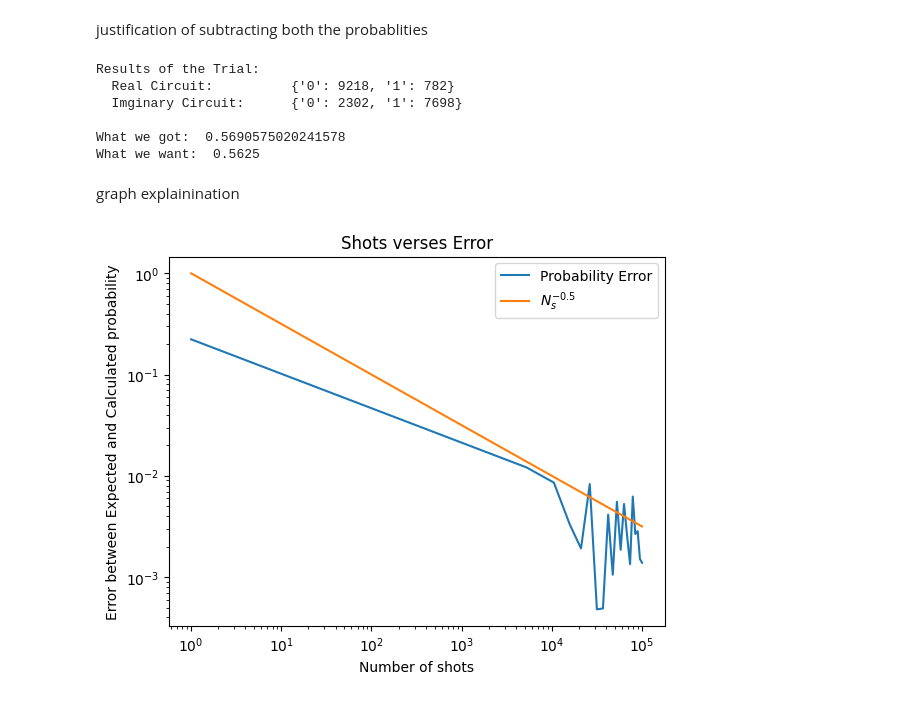
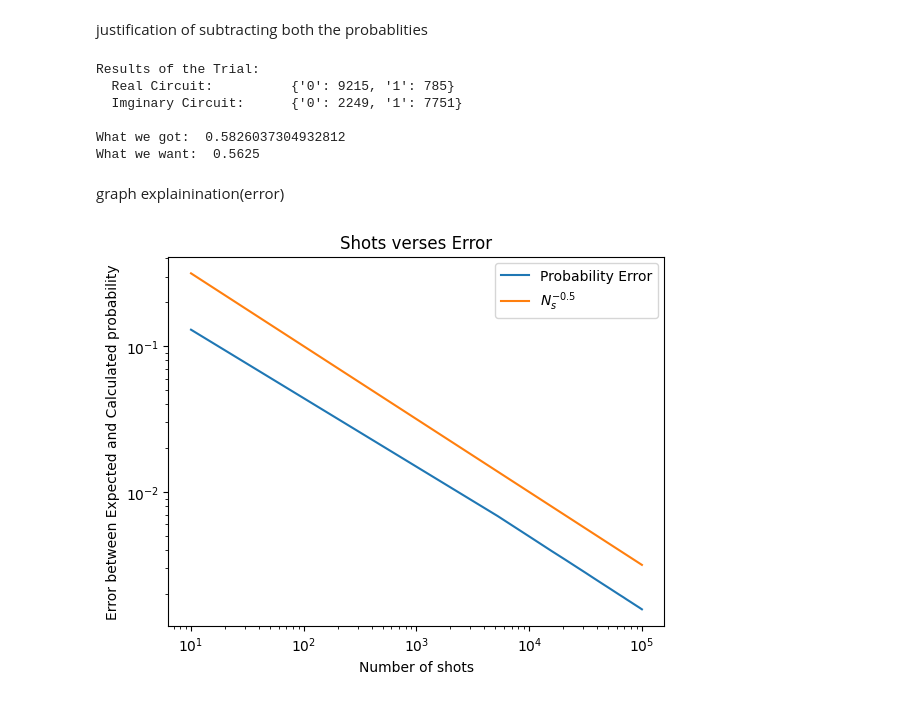
Before and after one commit to paulbruzzi/quantum-linear-algebra, a Jupyter notebook: Hadamard_Test.ipynb, the cells around one changed output. Drawn from its saved outputs; the diff is of its cells as text; code cells hidden in the pictures.

Commit message:
updated circuit explanations

```diff
--- a/Hadamard_Test.ipynb
+++ b/Hadamard_Test.ipynb
@@ -269,15 +258,17 @@ $$p_0(|0\rangle) - p_0(|1\rangle) = 2p_0(|0\rangle) - 1 = 1 - 2p_0(|1\rangle) =\
 # %%
 def im_circuit(theta):
-    circuit = QuantumCircuit(2,1)
-    circuit.x(1)
-    circuit.barrier()
-    circuit.h(0)
-    circuit.s(0)
-    # rotates q0 2*pi*theta radians if q1 is 1
-    circuit.cp(theta,0,1)
-    circuit.h(0)
-    circuit.barrier()
-    circuit.measure(0,0)
+    circuit = QuantumCircuit(2,1) #Create circuit with 2 qubits and 1 classical bit
+    circuit.x(1) #Apply pauli-x gate to q1 to put it to 1 state
+    circuit.barrier(label='$\pi_0$')
+    circuit.h(0) #Apply hadamard gate to q0 to put it into + state
+    circuit.barrier(label='$\pi_1$')
+    circuit.s(0) #Apply phase gate to make imaginary
+    circuit.barrier(label='$\pi_2$')
+    circuit.cp(theta,0,1) #Rotates q0 2*pi*theta radians if q1 is 1
+    circuit.barrier(label='$\pi_3$')
+    circuit.h(0) #Apply second hadamard gate to q0 to ensure the value phi affects our output
+    circuit.barrier(label='$\pi_4$')
+    circuit.measure(0,0) #Measure q0
     return circuit
 # %%
 qc2 = im_circuit(angle)
@@ -323,7 +417,7 @@ Probability of measuring 0 0.9218
 # %%
 backend = BasicSimulator()
 
-angles = np.linspace(0, 2*pi, 200)
+angles = np.linspace(0, 2*pi, 500)
 prob0 = []
 prob1 = []
 expected_phi = angles
@@ -346,6 +440,7 @@ plt.plot(angles, prob0, label = 'Probability of measuring 0')
 plt.plot(angles, prob1, label = 'Probability of measuring 1')
 plt.xlabel('Angle $\phi$ (radians)')
 plt.ylabel('Probability')
+plt.title('Hadamard test probabilities')
 plt.legend(loc = 'upper right')
 plt.show()
 # %% [output]
@@ -363,31 +458,33 @@ im_p0 = im_counts['0']/num_of_shots
 im_p1 = im_counts['1']/num_of_shots
 
 re = re_p0 - re_p1
-#re = 1 - 2*(p1re)
-#re = 2*(p0re) - 1
+#re = 2*(re_p0) - 1
+#re = 1 - 2*(re_p1)
 
 im = im_p1 - im_p0
-#im = 2*(p1im) - 1
-#im = 1 - 2*(p0im)
+#im = 1 - 2*(im_p0)
+#im = 2*(im_p1) - 1
 
-ans = np.arctan(im/re)
+ans = np.arcsin(im)
+#ans = np.arccos(re)
+#ans = np.arctan(im/re)
 
 print("\nWhat we got: ", ans)
 print("What we want: ", angle)
 # %% [output]
 Results of the Trial:
-  Real Circuit:          {'0': 9218, '1': 782}
-  Imginary Circuit:      {'0': 2302, '1': 7698}
+  Real Circuit:          {'0': 9215, '1': 785}
+  Imginary Circuit:      {'0': 2249, '1': 7751}
 
-What we got:  0.5690575020241578
+What we got:  0.5826037304932812
 What we want:  0.5625
 # %% [markdown]
-graph explainination
+graph explainination(error)
 # %%
 # Construct a graph of error verses number of shots
 backend = BasicSimulator()
 
-trials = np.linspace(1, 10**5, 20)
+trials = np.linspace(10, 10**5, 20)
 Ns = []
 error_diff = []
 for num_of_shots in trials:
@@ -398,32 +495,32 @@ for num_of_shots in trials:
 
     re_p0 = re_p1 = im_p0 = im_p1 = 0
 
     if re_counts.get('0') is not None:
         re_p0 = re_counts['0']/num_of_shots
 
     if re_counts.get('1') is not None:
         re_p1 = re_counts['1']/num_of_shots
 
     if im_counts.get('0') is not None:
         im_p0 = im_counts['0']/num_of_shots
 
     if im_counts.get('1') is not None:
         im_p1 = im_counts['1']/num_of_shots
 
 
     re = re_p0 - re_p1
     im = im_p1 - im_p0
     ans = np.arctan(im/re)
 
-    error_diff.append( abs(angle - ans) )
+    error_diff.append( (ans*(1 - ans)/num_of_shots)**(0.5) )
     Ns.append( num_of_shots**(-0.5) )
 
 plt.loglog(trials, error_diff, label = 'Probability Error')
 plt.loglog(trials, Ns, label = '$N_s^{-0.5}$')
 plt.title("Shots verses Error")
 plt.xlabel("Number of shots")
 plt.ylabel("Error between Expected and Calculated probability")
 plt.legend(loc='upper right')
 plt.show()
 # %% [output]
-[figure, old version]
+[figure, new version]
```
Also changed, not shown: parts of 11 cells of this notebook, 1 other file.
